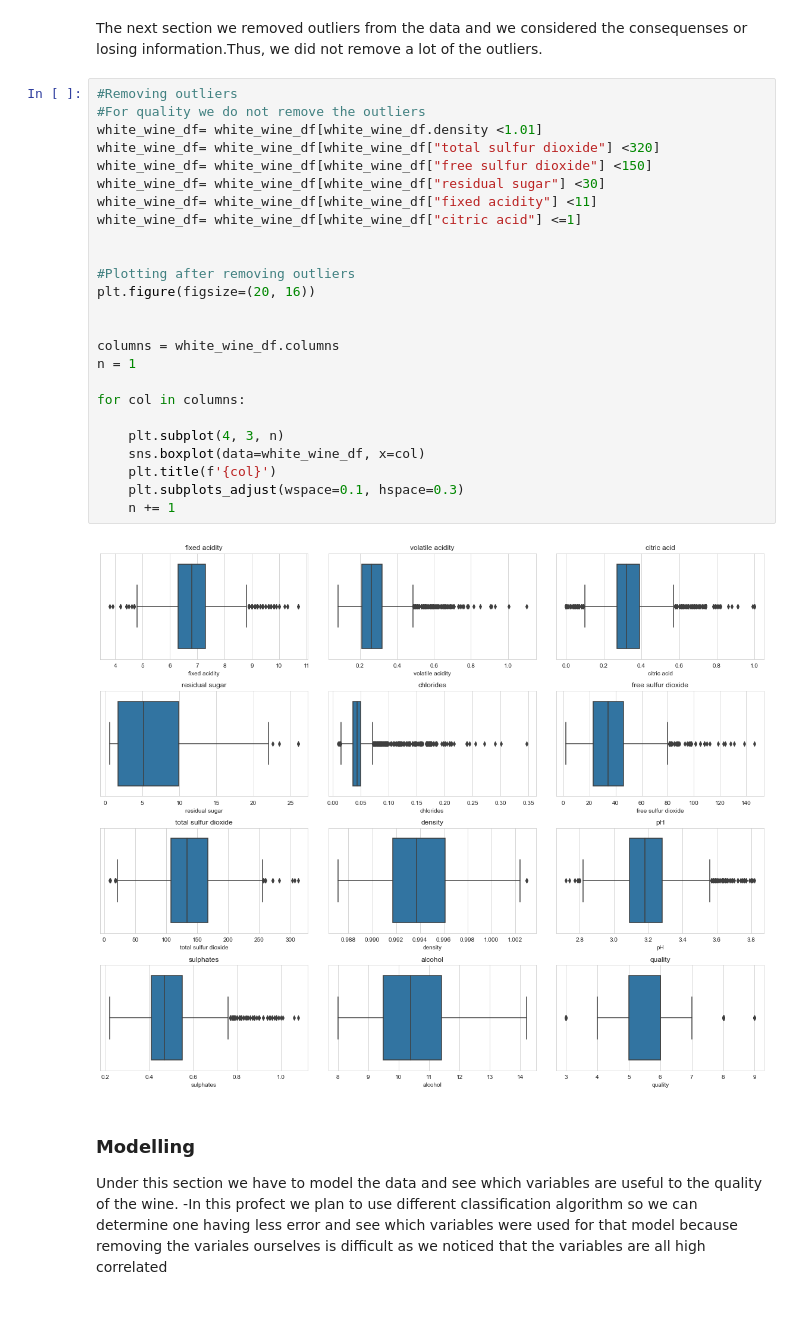
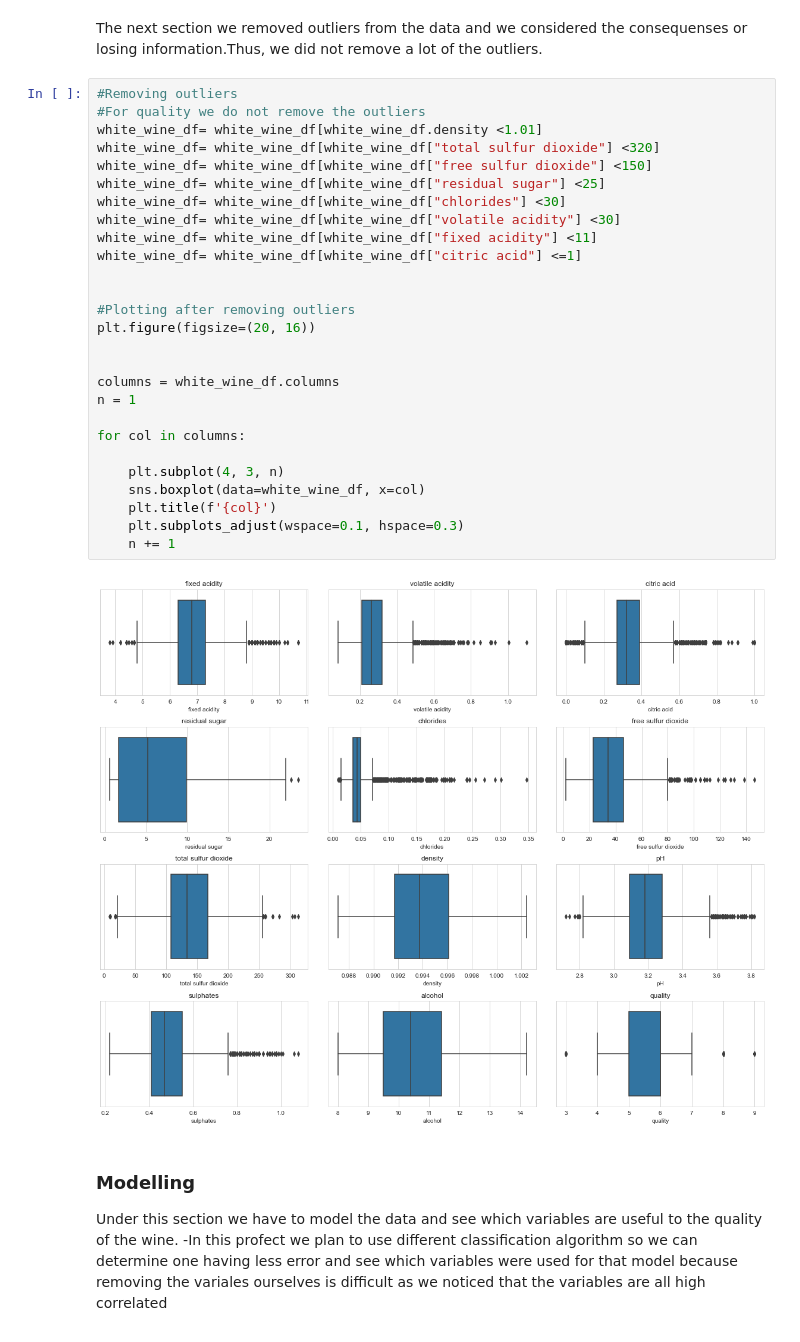
Before and after one commit to FeziweMelvin/Wine-Quality, a Jupyter notebook: whitewine.ipynb, the cells around one changed output. Cells and saved outputs as stored; diff of their text form.

```diff
--- a/whitewine.ipynb
+++ b/whitewine.ipynb
@@ -256,30 +256,32 @@ The next section we removed outliers from the data and we considered the consequ
 # %%
 #Removing outliers
 #For quality we do not remove the outliers
 white_wine_df= white_wine_df[white_wine_df.density <1.01]
 white_wine_df= white_wine_df[white_wine_df["total sulfur dioxide"] <320]
 white_wine_df= white_wine_df[white_wine_df["free sulfur dioxide"] <150]
-white_wine_df= white_wine_df[white_wine_df["residual sugar"] <30]
+white_wine_df= white_wine_df[white_wine_df["residual sugar"] <25]
+white_wine_df= white_wine_df[white_wine_df["chlorides"] <30]
+white_wine_df= white_wine_df[white_wine_df["volatile acidity"] <30]
 white_wine_df= white_wine_df[white_wine_df["fixed acidity"] <11]
 white_wine_df= white_wine_df[white_wine_df["citric acid"] <=1]
 
 
 #Plotting after removing outliers
 plt.figure(figsize=(20, 16))
 
 
 columns = white_wine_df.columns
 n = 1
 
 for col in columns:
 
     plt.subplot(4, 3, n)
     sns.boxplot(data=white_wine_df, x=col)
     plt.title(f'{col}')
     plt.subplots_adjust(wspace=0.1, hspace=0.3)
     n += 1
 # %% [output]
-[figure, old version]
+[figure, new version]
 # %% [markdown]
 ### Modelling
 
```
Also changed, not shown: parts of 6 cells of this notebook.
